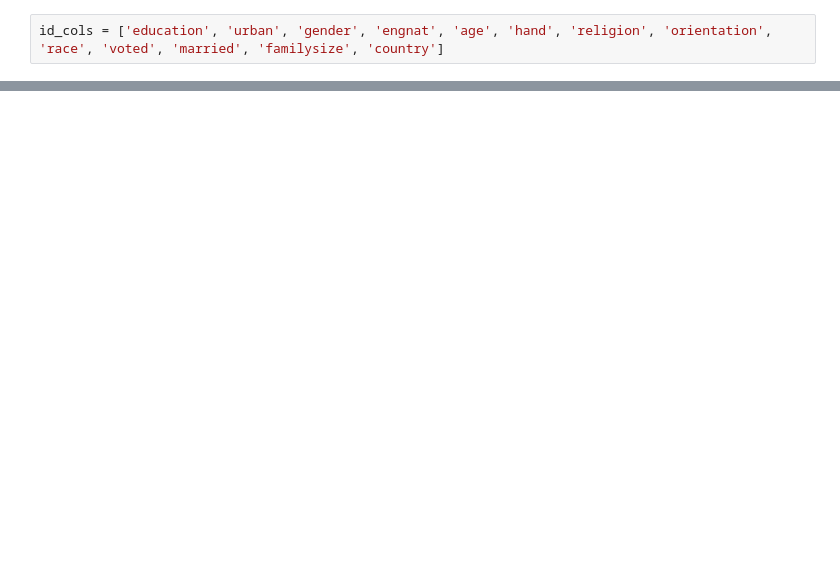
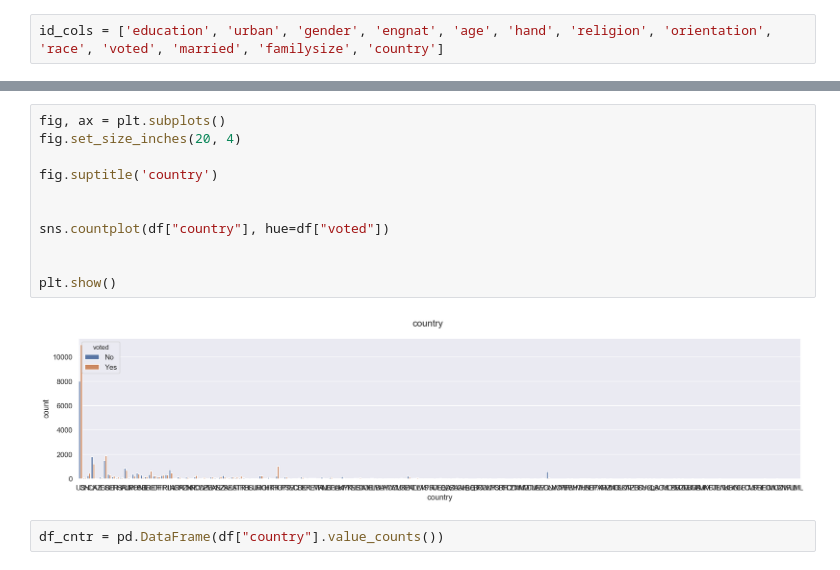
Before and after one commit to dss-14th/ml-repo-3, a Jupyter notebook: kw/corr_id_datas.ipynb, the cells around one changed output, grey strips where cells are left out. Saved outputs shown, nothing was run; the diff lists cells and outputs as text; blank space fills up the shorter version.

```diff
--- a/kw/corr_id_datas.ipynb
+++ b/kw/corr_id_datas.ipynb
@@ -44,0 +152,15 @@ df_id.tail()
+# %%
+fig, ax = plt.subplots()
+fig.set_size_inches(20, 4)
+
+fig.suptitle('country')
+
+
+sns.countplot(df["country"], hue=df["voted"])
+
+
+plt.show()
+# %% [output]
+[figure, added]
+# %%
+df_cntr = pd.DataFrame(df["country"].value_counts())
```
Also changed, not shown: parts of 19 cells of this notebook.
